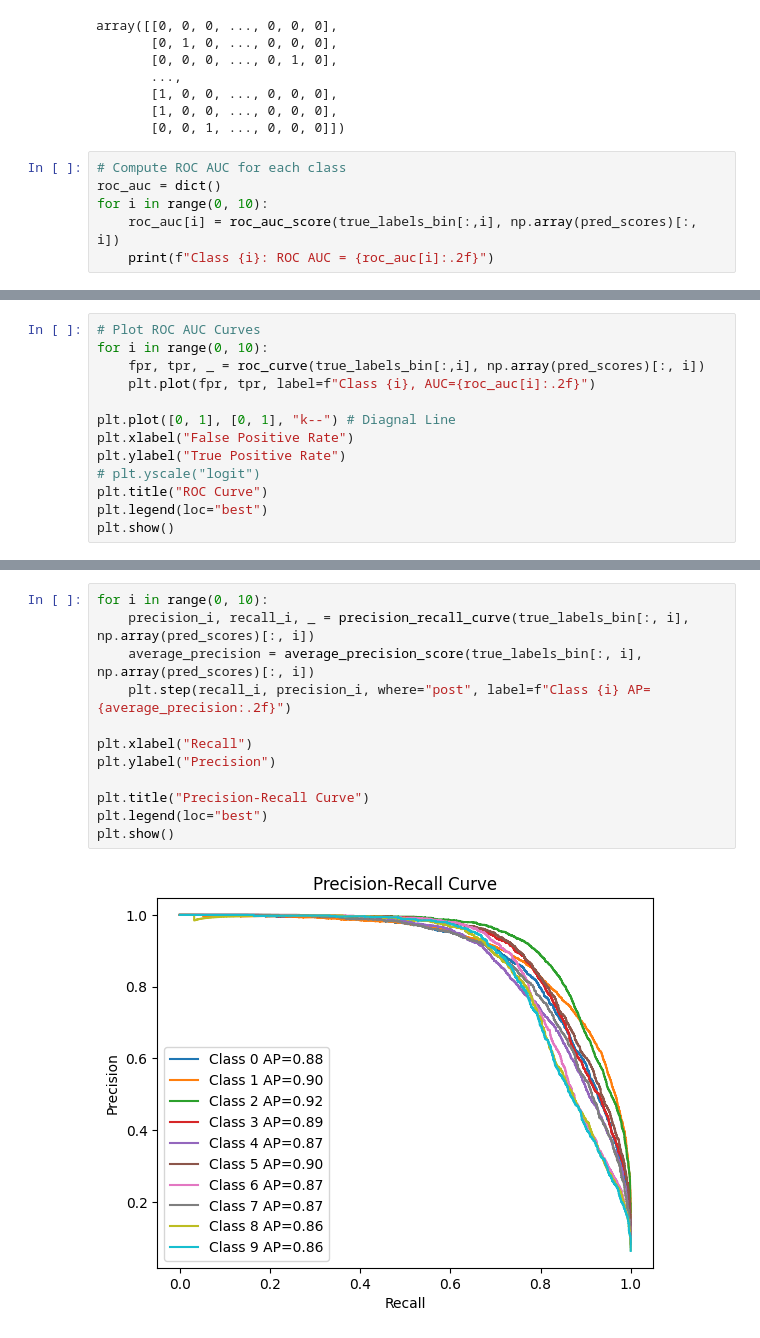
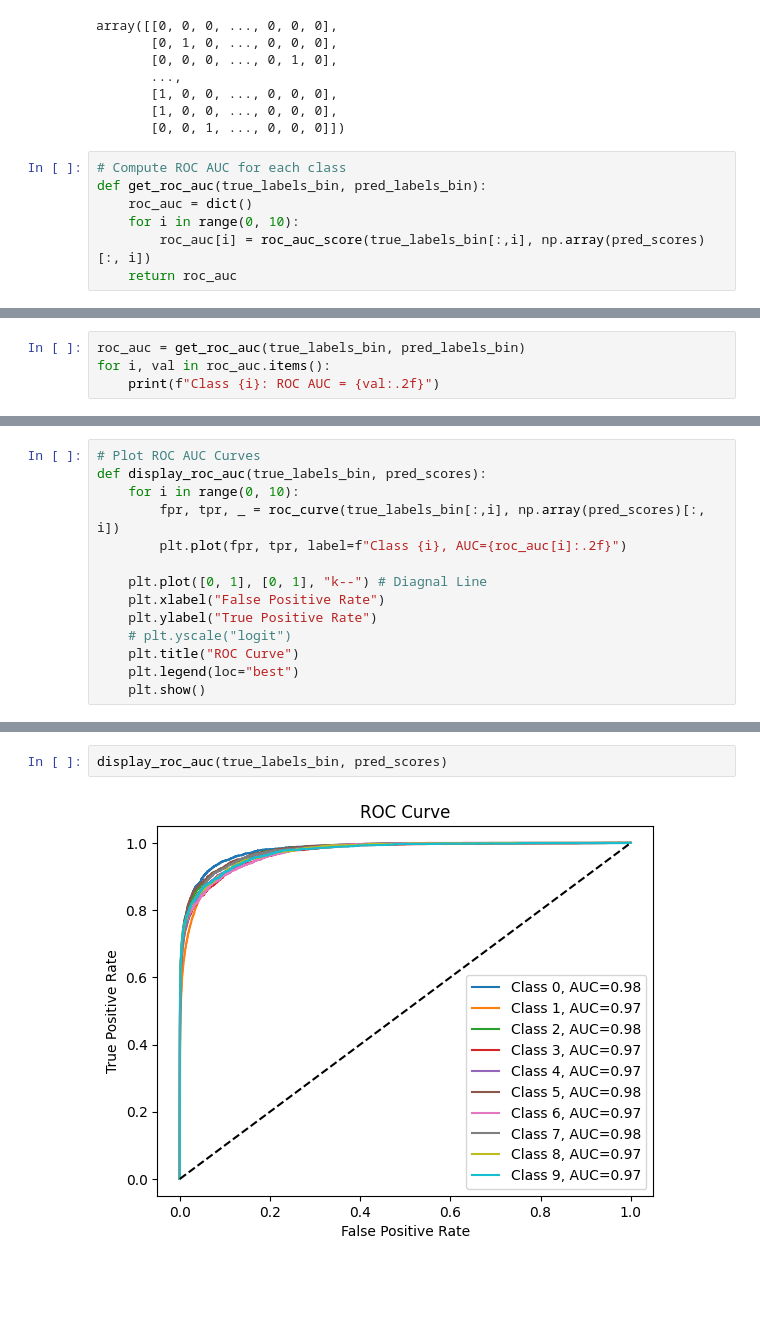
Before and after one commit to hyz-courses/CISC3024-Pattern-Recognition, a Jupyter notebook: Final_Project/main.ipynb, the cells around one changed output, grey strips where cells are left out. Saved outputs shown, nothing was run; the diff lists cells and outputs as text; blank space fills up the shorter version.

```diff
--- a/Final_Project/main.ipynb
+++ b/Final_Project/main.ipynb
@@ -371,7 +449,8 @@ array([[0, 0, 0, ..., 0, 0, 0],
        [0, 0, 1, ..., 0, 0, 0]])
 # %%
 # Compute ROC AUC for each class
-roc_auc = dict()
-for i in range(0, 10):
-    roc_auc[i] = roc_auc_score(true_labels_bin[:,i], np.array(pred_scores)[:, i])
-    print(f"Class {i}: ROC AUC = {roc_auc[i]:.2f}")
+def get_roc_auc(true_labels_bin, pred_labels_bin):
+    roc_auc = dict()
+    for i in range(0, 10):
+        roc_auc[i] = roc_auc_score(true_labels_bin[:,i], np.array(pred_scores)[:, i])
+    return roc_auc
@@ -388,0 +457,4 @@ Class 9: ROC AUC = 0.97
+# %%
+roc_auc = get_roc_auc(true_labels_bin, pred_labels_bin)
+for i, val in roc_auc.items():
+    print(f"Class {i}: ROC AUC = {val:.2f}")
@@ -389,13 +472,14 @@ Class 9: ROC AUC = 0.97
 # %%
 # Plot ROC AUC Curves
-for i in range(0, 10):
-    fpr, tpr, _ = roc_curve(true_labels_bin[:,i], np.array(pred_scores)[:, i])
-    plt.plot(fpr, tpr, label=f"Class {i}, AUC={roc_auc[i]:.2f}")
+def display_roc_auc(true_labels_bin, pred_scores):
+    for i in range(0, 10):
+        fpr, tpr, _ = roc_curve(true_labels_bin[:,i], np.array(pred_scores)[:, i])
+        plt.plot(fpr, tpr, label=f"Class {i}, AUC={roc_auc[i]:.2f}")
 
-plt.plot([0, 1], [0, 1], "k--") # Diagnal Line
-plt.xlabel("False Positive Rate")
-plt.ylabel("True Positive Rate")
-# plt.yscale("logit")
-plt.title("ROC Curve")
-plt.legend(loc="best")
-plt.show()
+    plt.plot([0, 1], [0, 1], "k--") # Diagnal Line
+    plt.xlabel("False Positive Rate")
+    plt.ylabel("True Positive Rate")
+    # plt.yscale("logit")
+    plt.title("ROC Curve")
+    plt.legend(loc="best")
+    plt.show()
@@ -406,14 +486,4 @@ plt.show()
-# %%
-for i in range(0, 10):
-    precision_i, recall_i, _ = precision_recall_curve(true_labels_bin[:, i], np.array(pred_scores)[:, i])
-    average_precision = average_precision_score(true_labels_bin[:, i], np.array(pred_scores)[:, i])
-    plt.step(recall_i, precision_i, where="post", label=f"Class {i} AP={average_precision:.2f}")
-
-plt.xlabel("Recall")
-plt.ylabel("Precision")
-
-plt.title("Precision-Recall Curve")
-plt.legend(loc="best")
-plt.show()
-# %% [output]
-[figure, removed]
+# %%
+display_roc_auc(true_labels_bin, pred_scores)
+# %% [output]
+[figure, added]
```
Also changed, not shown: parts of 16 cells of this notebook.
